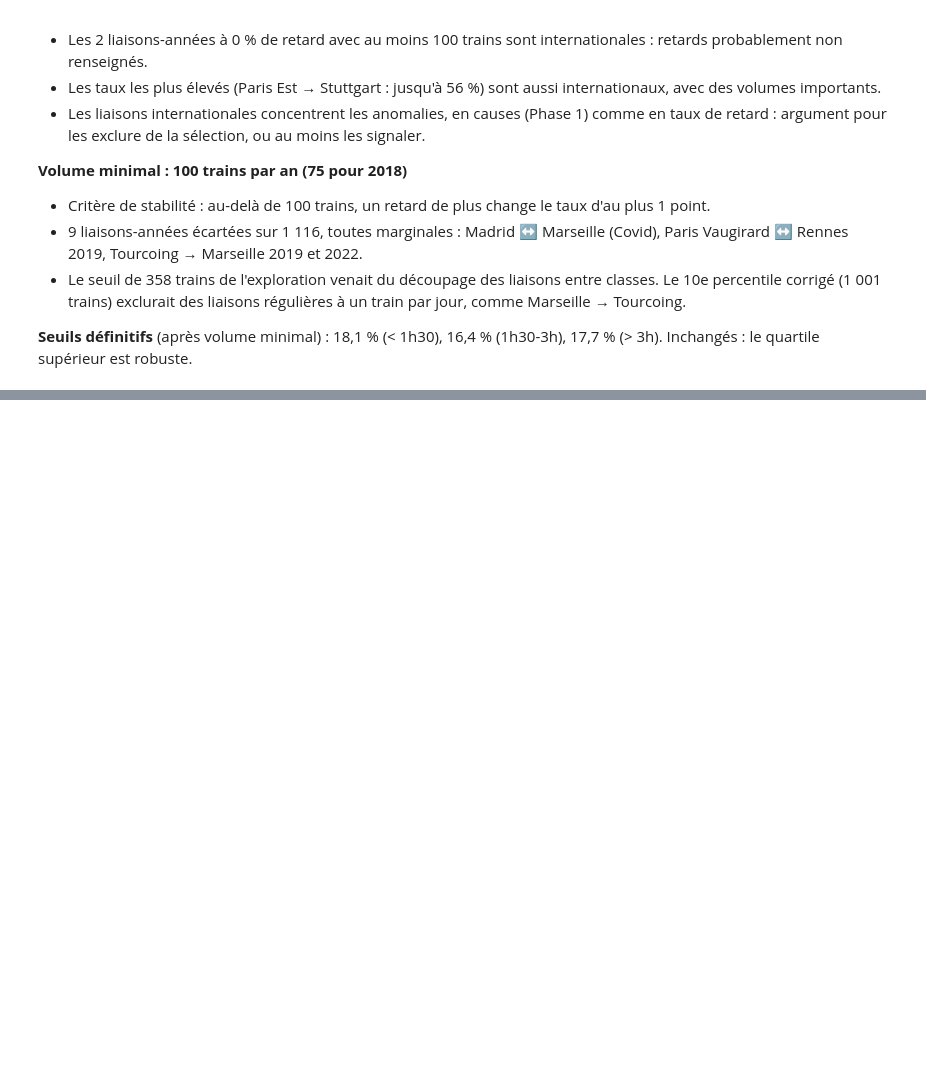
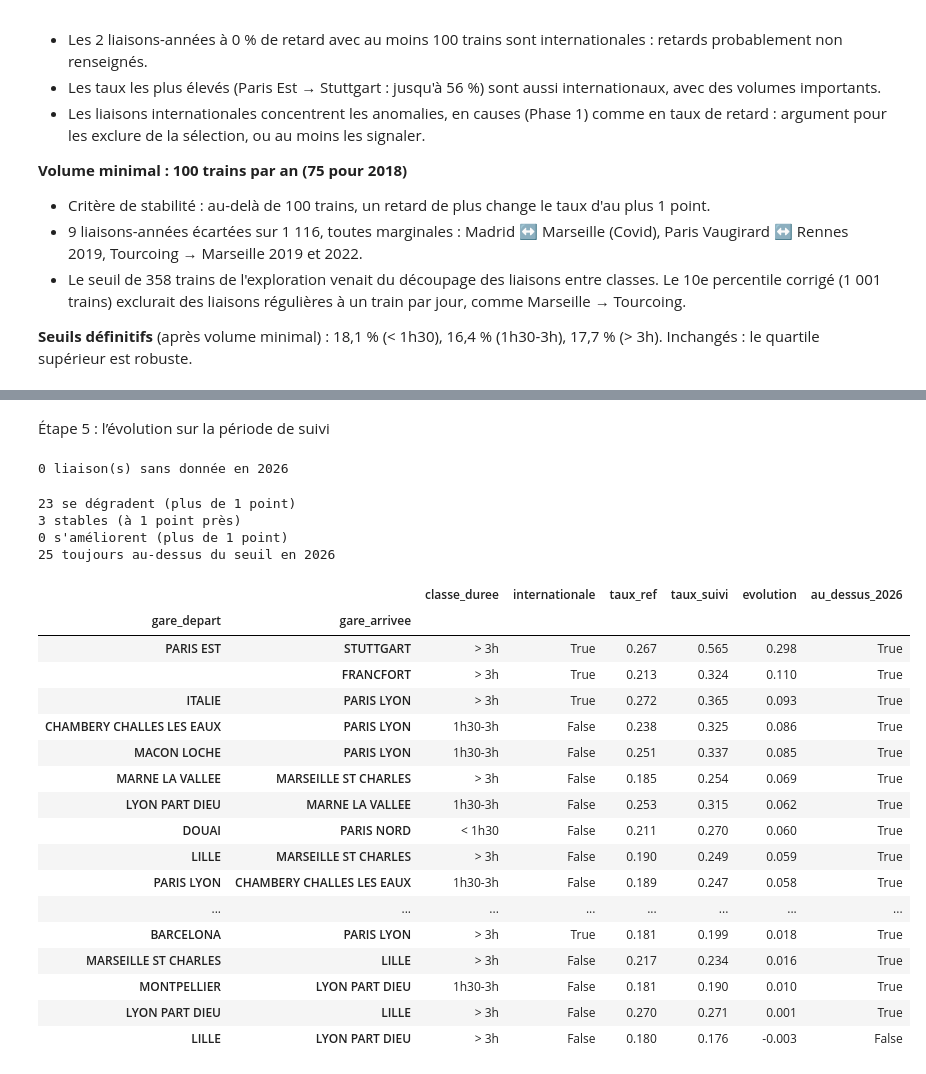
Before and after one commit to JulienCRB/IADATA_700_SNCF, a Jupyter notebook: notebook/phase2_exploration.ipynb, the cells around one changed output, grey strips where cells are left out. Cells and saved outputs as stored; diff of their text form; code cells hidden in the pictures; blank space fills up the shorter version.

Commit message:
Phase 2 : sélection des liaisons durablement en difficulté et évolution relative sur la période de suivi

```diff
--- a/notebook/phase2_exploration.ipynb
+++ b/notebook/phase2_exploration.ipynb
@@ -301,0 +308,12 @@ Seuils inchangés après exclusion des 9 liaisons-années à faible volume : le
+# %%
+annees_ref = [2023, 2024, 2025]
+ref = par_an_ok[par_an_ok["annee"].isin(annees_ref)]
+
+bilan_ref = ref.groupby(liaison).agg(
+    nb_annees=("annee", "count"),
+    nb_au_dessus=("au_dessus", "sum"),
+    classe_duree=("classe_duree", "first"),
+)
+
+print(bilan_ref["nb_annees"].value_counts())
+print(bilan_ref["nb_au_dessus"].value_counts().sort_index())
@@ -301,0 +330,17 @@ Seuils inchangés après exclusion des 9 liaisons-années à faible volume : le
+# %%
+selection = bilan_ref[bilan_ref["nb_au_dessus"] >= 2].copy()
+
+taux_ref = ref.groupby(liaison).agg(
+    nb_train_prevu=("nb_train_prevu", "sum"),
+    nb_train_retard_arrivee=("nb_train_retard_arrivee", "sum"),
+)
+selection["taux_ref"] = taux_ref["nb_train_retard_arrivee"] / taux_ref["nb_train_prevu"]
+
+selection["internationale"] = (
+    selection.index.get_level_values("gare_depart").isin(gares_etrangeres)
+    | selection.index.get_level_values("gare_arrivee").isin(gares_etrangeres)
+)
+
+print(selection["classe_duree"].value_counts())
+print(selection["internationale"].value_counts())
+selection.sort_values("taux_ref", ascending=False).round(3)
@@ -301,0 +389,43 @@ Seuils inchangés après exclusion des 9 liaisons-années à faible volume : le
+# %% [markdown]
+Étape 5 : l’évolution sur la période de suivi
+# %%
+suivi = par_an_ok[par_an_ok["annee"] == 2026].set_index(liaison)
+
+selection["taux_suivi"] = suivi["taux_retard"]
+selection["au_dessus_2026"] = suivi["au_dessus"]
+selection["evolution"] = selection["taux_suivi"] - selection["taux_ref"]
+
+print(selection["taux_suivi"].isna().sum(), "liaison(s) sans donnée en 2026")
+# %% [output]
+0 liaison(s) sans donnée en 2026
+# %%
+print((selection["evolution"] > 0.01).sum(), "se dégradent (plus de 1 point)")
+print((selection["evolution"].abs() <= 0.01).sum(), "stables (à 1 point près)")
+print((selection["evolution"] < -0.01).sum(), "s'améliorent (plus de 1 point)")
+print(selection["au_dessus_2026"].sum(), "toujours au-dessus du seuil en 2026")
+
+colonnes_suivi = ["classe_duree", "internationale", "taux_ref", "taux_suivi", "evolution", "au_dessus_2026"]
+selection[colonnes_suivi].sort_values("evolution", ascending=False).round(3)
+# %% [output]
+23 se dégradent (plus de 1 point)
+3 stables (à 1 point près)
+0 s'améliorent (plus de 1 point)
+25 toujours au-dessus du seuil en 2026
+|  |  | classe_duree | internationale | taux_ref | taux_suivi | evolution | au_dessus_2026 |
+| gare_depart | gare_arrivee |  |  |  |  |  |  |
+| PARIS EST | STUTTGART | > 3h | True | 0.267 | 0.565 | 0.298 | True |
+|  | FRANCFORT | > 3h | True | 0.213 | 0.324 | 0.110 | True |
+| ITALIE | PARIS LYON | > 3h | True | 0.272 | 0.365 | 0.093 | True |
+| CHAMBERY CHALLES LES EAUX | PARIS LYON | 1h30-3h | False | 0.238 | 0.325 | 0.086 | True |
+| MACON LOCHE | PARIS LYON | 1h30-3h | False | 0.251 | 0.337 | 0.085 | True |
+| MARNE LA VALLEE | MARSEILLE ST CHARLES | > 3h | False | 0.185 | 0.254 | 0.069 | True |
+| LYON PART DIEU | MARNE LA VALLEE | 1h30-3h | False | 0.253 | 0.315 | 0.062 | True |
+| DOUAI | PARIS NORD | < 1h30 | False | 0.211 | 0.270 | 0.060 | True |
+| LILLE | MARSEILLE ST CHARLES | > 3h | False | 0.190 | 0.249 | 0.059 | True |
+| PARIS LYON | CHAMBERY CHALLES LES EAUX | 1h30-3h | False | 0.189 | 0.247 | 0.058 | True |
+| ... | ... | ... | ... | ... | ... | ... | ... |
+| BARCELONA | PARIS LYON | > 3h | True | 0.181 | 0.199 | 0.018 | True |
+| MARSEILLE ST CHARLES | LILLE | > 3h | False | 0.217 | 0.234 | 0.016 | True |
+| MONTPELLIER | LYON PART DIEU | 1h30-3h | False | 0.181 | 0.190 | 0.010 | True |
+| LYON PART DIEU | LILLE | > 3h | False | 0.270 | 0.271 | 0.001 | True |
+| LILLE | LYON PART DIEU | > 3h | False | 0.180 | 0.176 | -0.003 | False |
```
Also changed, not shown: parts of 12 cells of this notebook.
